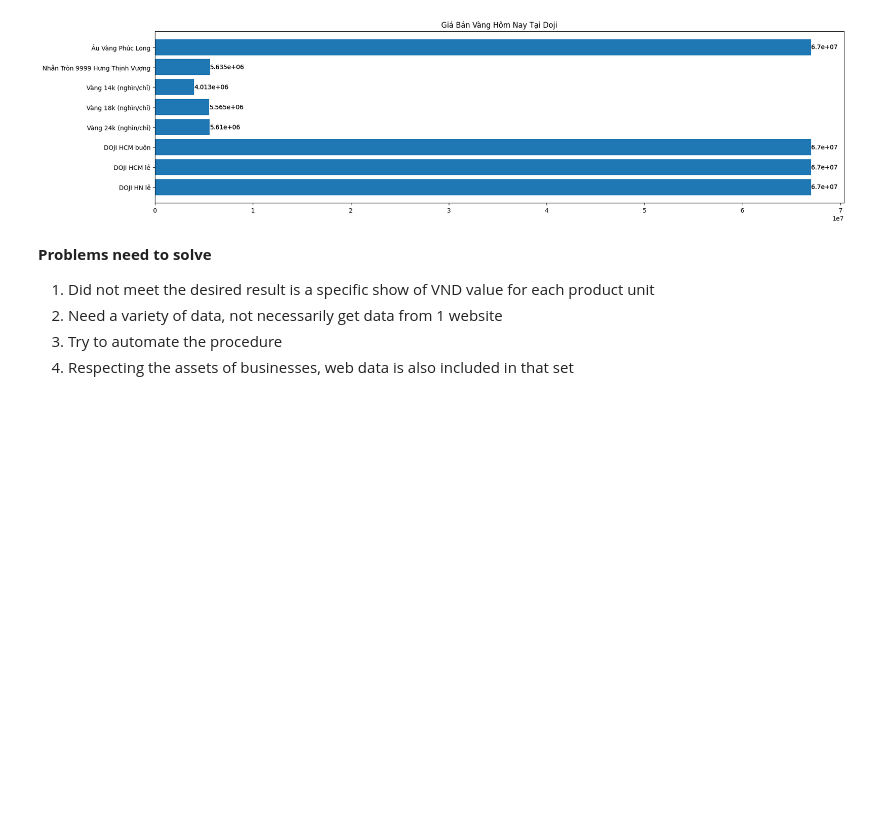
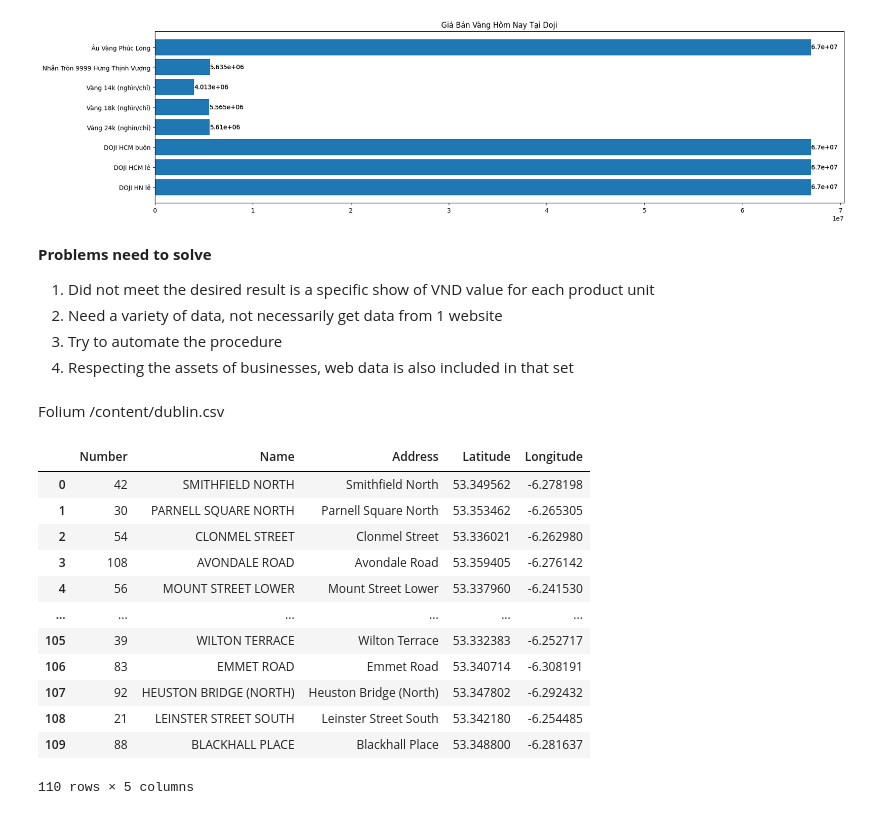
Before and after one commit to KTUYTS/cs441-19-sp2023-data-visualization, a Jupyter notebook: cs441_sp2023_tuyts.ipynb, the cells around one changed output. Drawn from its saved outputs; the diff is of its cells as text; code cells hidden in the pictures; blank space fills up the shorter version.

```diff
--- a/cs441_sp2023_tuyts.ipynb
+++ b/cs441_sp2023_tuyts.ipynb
@@ -394,3 +394,6 @@ Text(0.5, 1.0, 'Giá Bán Vàng Hôm Nay Tại Doji')
 2. Need a variety of data, not necessarily get data from 1 website
 3. Try to automate the procedure
 4. Respecting the assets of businesses, web data is also included in that set
+# %% [markdown]
+Folium
+/content/dublin.csv
@@ -396,0 +403,19 @@ Text(0.5, 1.0, 'Giá Bán Vàng Hôm Nay Tại Doji')
+# %%
+location = "https://data.smartdublin.ie/dataset/33ec9fe2-4957-4e9a-ab55-c5e917c7a9ab/resource/2dec86ed-76ed-47a3-ae28-646db5c5b965/download/dublin.csv"
+bike_station_locations = pd.read_csv(location)
+# %%
+bike_station_locations
+# %% [output]
+|  | Number | Name | Address | Latitude | Longitude |
+| 0 | 42 | SMITHFIELD NORTH | Smithfield North | 53.349562 | -6.278198 |
+| 1 | 30 | PARNELL SQUARE NORTH | Parnell Square North | 53.353462 | -6.265305 |
+| 2 | 54 | CLONMEL STREET | Clonmel Street | 53.336021 | -6.262980 |
+| 3 | 108 | AVONDALE ROAD | Avondale Road | 53.359405 | -6.276142 |
+| 4 | 56 | MOUNT STREET LOWER | Mount Street Lower | 53.337960 | -6.241530 |
+| ... | ... | ... | ... | ... | ... |
+| 105 | 39 | WILTON TERRACE | Wilton Terrace | 53.332383 | -6.252717 |
+| 106 | 83 | EMMET ROAD | Emmet Road | 53.340714 | -6.308191 |
+| 107 | 92 | HEUSTON BRIDGE (NORTH) | Heuston Bridge (North) | 53.347802 | -6.292432 |
+| 108 | 21 | LEINSTER STREET SOUTH | Leinster Street South | 53.342180 | -6.254485 |
+| 109 | 88 | BLACKHALL PLACE | Blackhall Place | 53.348800 | -6.281637 |
+110 rows × 5 columns
```
Also changed, not shown: parts of 7 cells of this notebook.
